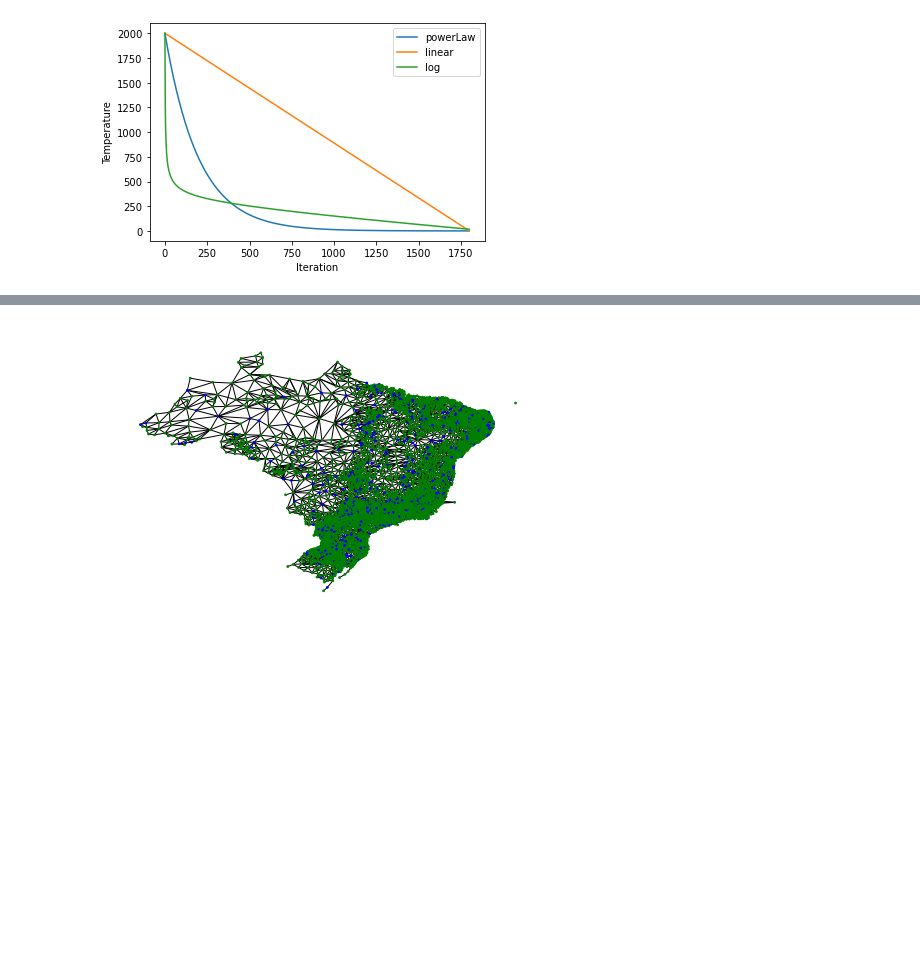
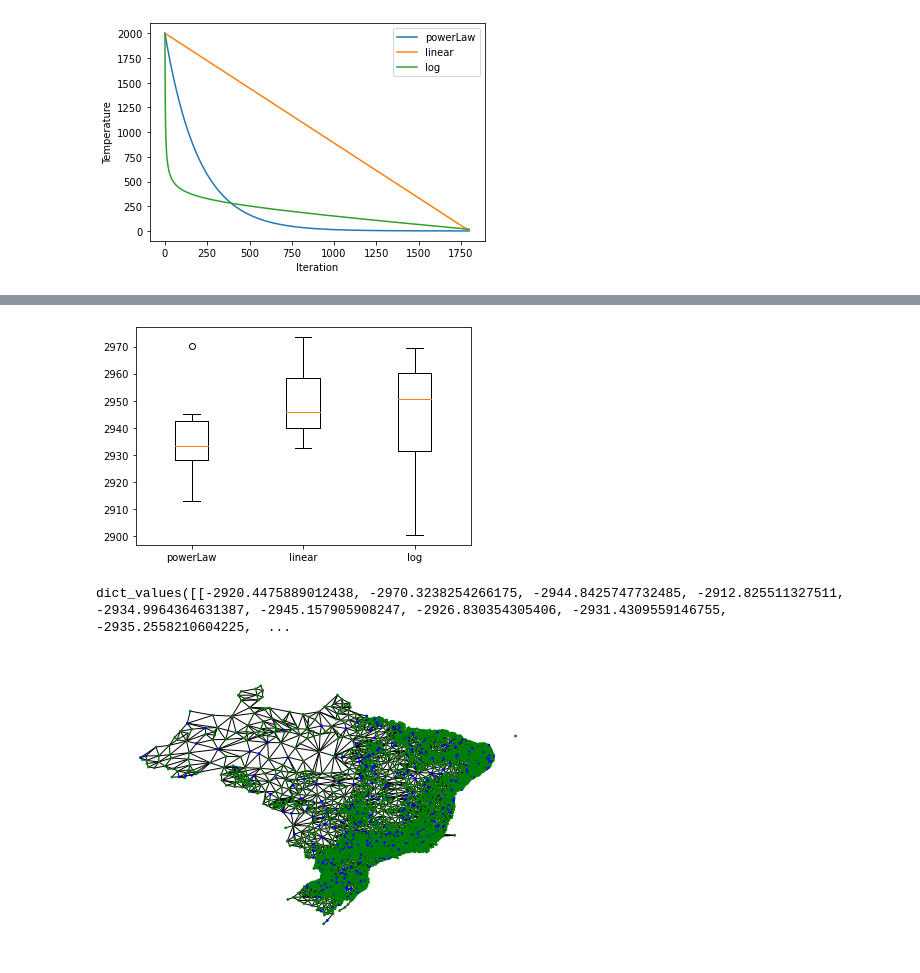
Before and after one commit to FelipeSchreiber/BR_COVID_SPATIAL_TIMESERIES, a Jupyter notebook: SimulatedAnnealingLogDet.ipynb, the cells around one changed output, grey strips where cells are left out. Cells and saved outputs as stored; diff of their text form; code cells hidden in the pictures; blank space fills up the shorter version.

```diff
--- a/SimulatedAnnealingLogDet.ipynb
+++ b/SimulatedAnnealingLogDet.ipynb
@@ -256,16 +256,21 @@ plt.show()
 # %%
 all_best = []
 all_eval = 0
-ini = generate_candidate0(len_x,k,False)
+results = {}
 for estrategy in update_strategies:
-    Y = X.copy()
-    print(objective(Y,ini),estrategy.__name__)
-    best, best_eval, values = simulated_annealing(objective, n_iterations, temp, Y, k,
-                                                  update_estrategy=estrategy,ini=ini.copy())
-    plt.plot(np.abs(values),label=estrategy.__name__)
-    if all_eval < abs(best_eval):
-        all_eval = best_eval
-        all_best = best
+    results[estrategy.__name__] = []
+for i in range(10):
+    ini = generate_candidate0(len_x,k,False)
+    for estrategy in update_strategies:
+        Y = X.copy()
+        print(objective(Y,ini),estrategy.__name__)
+        best, best_eval, values = simulated_annealing(objective, n_iterations, temp, Y, k,
+                                                      update_estrategy=estrategy,ini=ini.copy())
+        plt.plot(np.abs(values),label=estrategy.__name__)
+        if all_eval < abs(best_eval):
+            all_eval = best_eval
+            all_best = best
+        results[estrategy.__name__].append(best_eval)
 plt.xlabel('improvements')
 plt.ylabel('ldet(S)')
 plt.legend()
@@ -298,3 +332,17 @@ array([False, False, False, ..., False, False, False])
+# %%
+for key in results.keys():
+    results[key] = np.abs(results[key])
+# %%
+labels, data = results.keys(), results.values()
+plt.boxplot(data)
+plt.xticks(range(1, len(labels) + 1), labels)
+plt.show()
+# %% [output]
+[figure, added]
+# %%
+data
+# %% [output]
+dict_values([[-2920.4475889012438, -2970.3238254266175, -2944.8425747732485, -2912.825511327511, -2934.9964364631387, -2945.157905908247, -2926.830354305406, -2931.4309559146755, -2935.2558210604225,  ...
 # %%
 nx.draw(G, positions, node_color=color_map, with_labels=False,node_size=3)
 plt.show()
```
Also changed, not shown: parts of 4 cells of this notebook.
